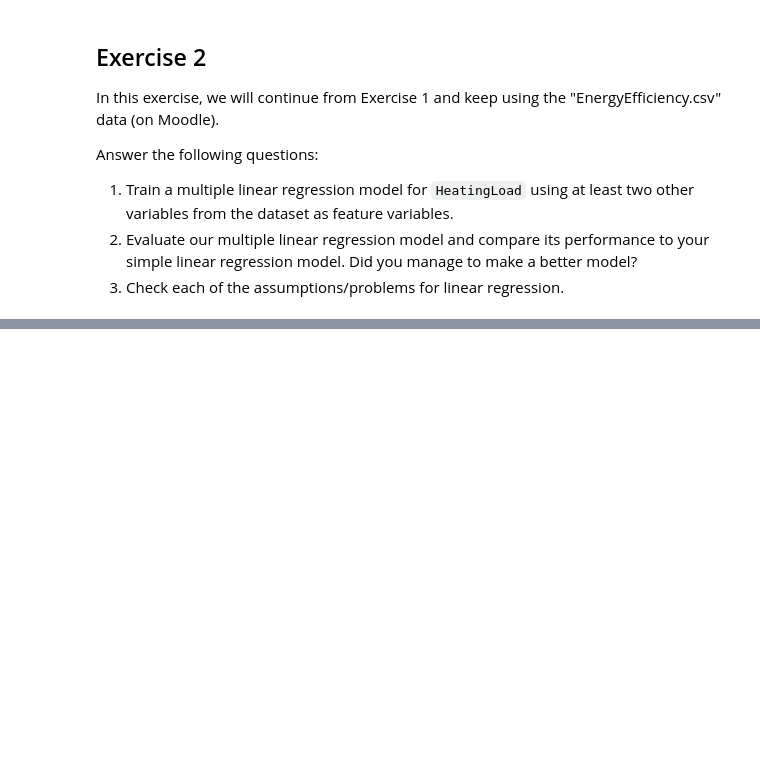
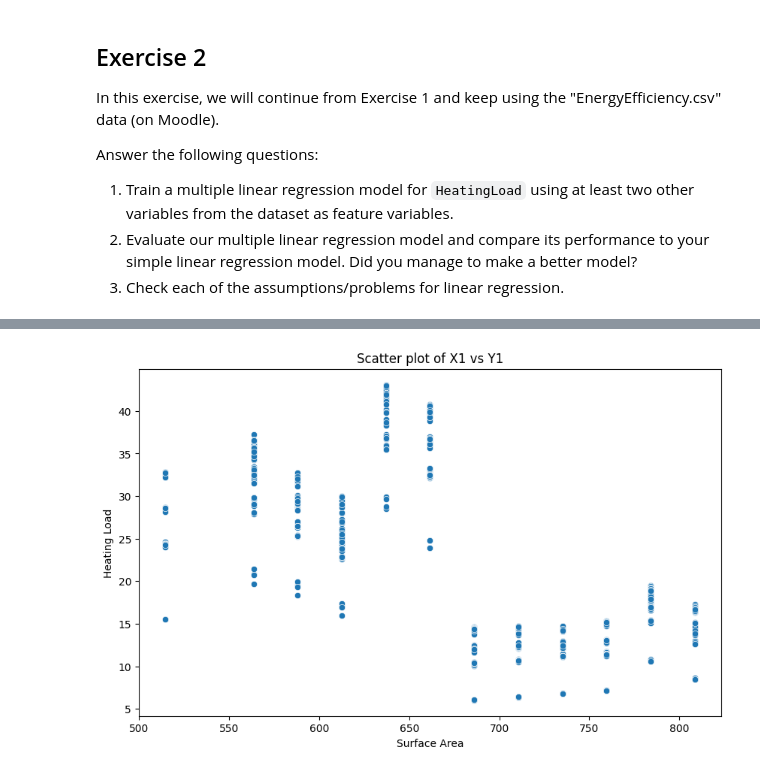
Before and after one commit to Sebastianrix/Data-Things, a Jupyter notebook: 3)Regression/Exercises in linear regression.ipynb, the cells around one changed output, grey strips where cells are left out. Cells and saved outputs as stored; diff of their text form; code cells hidden in the pictures; blank space fills up the shorter version.

```diff
--- a/3)Regression/Exercises in linear regression.ipynb
+++ b/3)Regression/Exercises in linear regression.ipynb
@@ -22,3 +22,13 @@ Answer the following questions:
 1. Train a multiple linear regression model for `HeatingLoad` using at least two other variables from the dataset as feature variables.
 2. Evaluate our multiple linear regression model and compare its performance to your simple linear regression model. Did you manage to make a better model?
 3. Check each of the assumptions/problems for linear regression.
+# %%
+import numpy as np
+import pandas as pd
+import matplotlib.pyplot as plt
+import seaborn as sns
+
+df = pd.read_csv('EnergyEfficiency.csv')
+display(df.head())
+display(df.sample(frac=0.2))
+display(df.tail())
@@ -24,0 +61,12 @@ Answer the following questions:
+# %%
+plt.figure(figsize=(10, 6))
+sns.scatterplot(
+    data=df,
+    x='SurfaceArea',
+    y='HeatingLoad')
+plt.title('Scatter plot of X1 vs Y1')
+plt.xlabel('Surface Area')
+plt.ylabel('Heating Load')
+plt.show()
+# %% [output]
+[figure, added]
```
Also changed, not shown: parts of 4 cells of this notebook.
